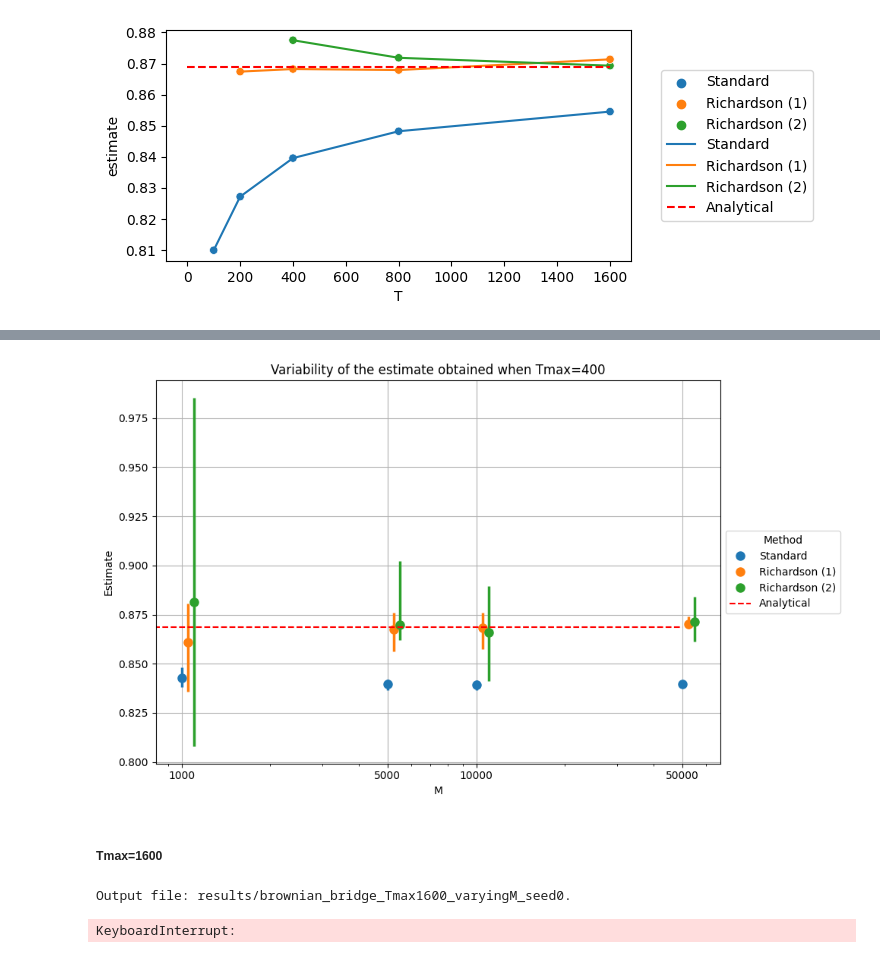
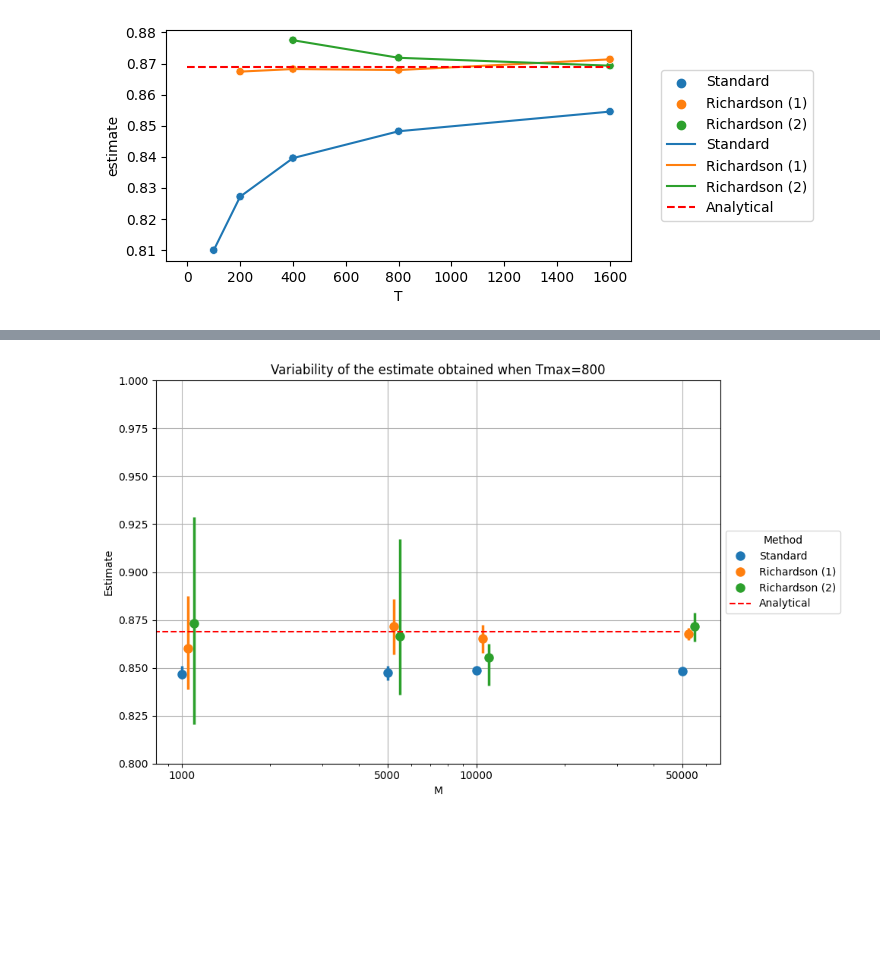
Before and after one commit to tbortolotti/marginal-noise-adaptive-conformal, a Jupyter notebook: experiments/exp_richardson.ipynb, the cells around one changed output, grey strips where cells are left out. Cells and saved outputs as stored; diff of their text form; code cells hidden in the pictures; blank space fills up the shorter version.

```diff
--- a/experiments/exp_richardson.ipynb
+++ b/experiments/exp_richardson.ipynb
@@ -281,7 +411,7 @@ covariance_model = "brownian_bridge"
 grid_type = 'uniform'
 
 # Thinness of the considered grid
-T = 100
+T = 200
 
 # Orders of the Richardson interpolation method
 r_order = np.array([1,2])
@@ -342,7 +472,7 @@ Output file: results/brownian_bridge_Tmax400_varyingM_seed0.
 # Load the results for the plot
 # Reload results and redo figures if needed
 seed = 0
-T = 100
+T = 200
 covariance_model = "brownian_bridge"
 outfile_prefix = covariance_model + "_Tmax" + str(4*T) + "_varyingM"
 outfile_prefix += "_seed" + str(seed)
@@ -366,34 +496,33 @@ line_width = 2.5
 # Preparing the plot
 plt.figure(figsize=(10, 6))
 methods = results['Method'].unique()
 #colors = plt.cm.viridis(np.linspace(0, 1, len(methods)))
 colors = ['#1f77b4', '#ff7f0e', '#2ca02c']
 
 for i, method in enumerate(methods):
     method_data = aggregated_data[aggregated_data['Method'] == method]
     # Applying the offset
     plt.plot(method_data['M'] * (1 + i * offset_amount), method_data['mean_estimate'], 'o', color=colors[i], label=method, markersize=8)
     plt.vlines(method_data['M'] * (1 + i * offset_amount), method_data['quantile_25'], method_data['quantile_75'], color=colors[i], linewidth=line_width)
 
 plt.hlines(target, 0, np.max(M_vals), color="red", linestyle='--', label="Analytical")
 # Set x-axis to logarithmic scale
 plt.xscale('log')
 
 # Set the original M values as tick labels
 plt.xticks(aggregated_data['M'].unique(), labels=aggregated_data['M'].unique())
 
 # Adding labels and title
 plt.xlabel('M')
 plt.ylabel('Estimate')
-plt.title('Variability of the estimate obtained when Tmax=400')
+plt.ylim(0.8,1)
+plt.title('Variability of the estimate obtained when Tmax=800')
 
 # Moving the legend outside the plot, to the right, and centered vertically
 plt.legend(title="Method", loc='center left', bbox_to_anchor=(1, 0.5))
 plt.grid(True)
 plt.tight_layout()
 
 plt.savefig(outfile_png, bbox_inches='tight')
 # %% [output]
-[figure, old version]
+[figure, new version]
-# %% [markdown]
-##### Tmax=1600
@@ -416,49 +528,0 @@ cov_function = brownian_bridge_covariance
-# %%
-B = 20
-
-M_vals = [1000, 5000, 10000, 50000]
-seed = 0
-
-# Output file
-outfile_prefix = covariance_model + "_Tmax" + str(4*T) + "_varyingM"
-outfile_prefix += "_seed" + str(seed)
-print("Output file: {:s}.".format("results/" + outfile_prefix), end="\n")
-
-np.random.seed(seed)
-results = pd.DataFrame()
-for M in M_vals:
-
-    for b in range(B):
-        # Define Monte Carlo simulation
-        func = lambda h: simulate_supremum(cov_function, h=h, num_samples=M, grid_type=grid_type)
-
-        # Standard
-        estimate = func(1/(4*T))
-        method = "Standard"
-        res = pd.DataFrame({'T':[4*T], 'Method':[method], 'estimate':[estimate], 'b':[b], 'M':[M]})
-        results = pd.concat([results,res])
-
-        # Richardson 1
-        r=1
-        estimate = richardson_extrapolation(1/(2*T), func, r)
-        method = "Richardson ({:d})".format(r)
-        res = pd.DataFrame({'T':[(2*T)*np.power(2,r)], 'Method':[method], 'estimate':[estimate], 'b':[b], 'M':[M]})
-        results = pd.concat([results,res])
-
-        # Richardson 2
-        r=2
-        estimate = richardson_extrapolation(1/T, func, r)
-        method = "Richardson ({:d})".format(r)
-        res = pd.DataFrame({'T':[T*np.power(2,r)], 'Method':[method], 'estimate':[estimate], 'b':[b], 'M':[M]})
-        results = pd.concat([results,res])
-
-    print(M)
-
-
-
-# Save results
-outfile = "results/" + outfile_prefix + ".txt"
-results.to_csv(outfile, index=False, float_format="%.5f")
-# %% [output]
-Output file: results/brownian_bridge_Tmax1600_varyingM_seed0.
-KeyboardInterrupt:
```
Also changed, not shown: parts of 16 cells of this notebook, 5 other files.
